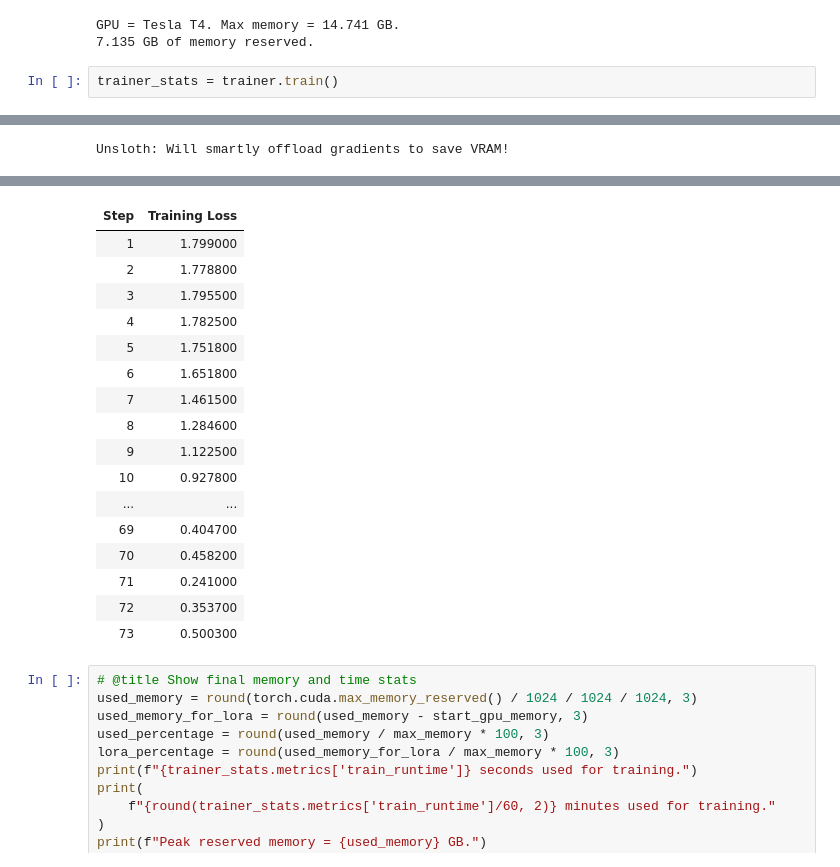
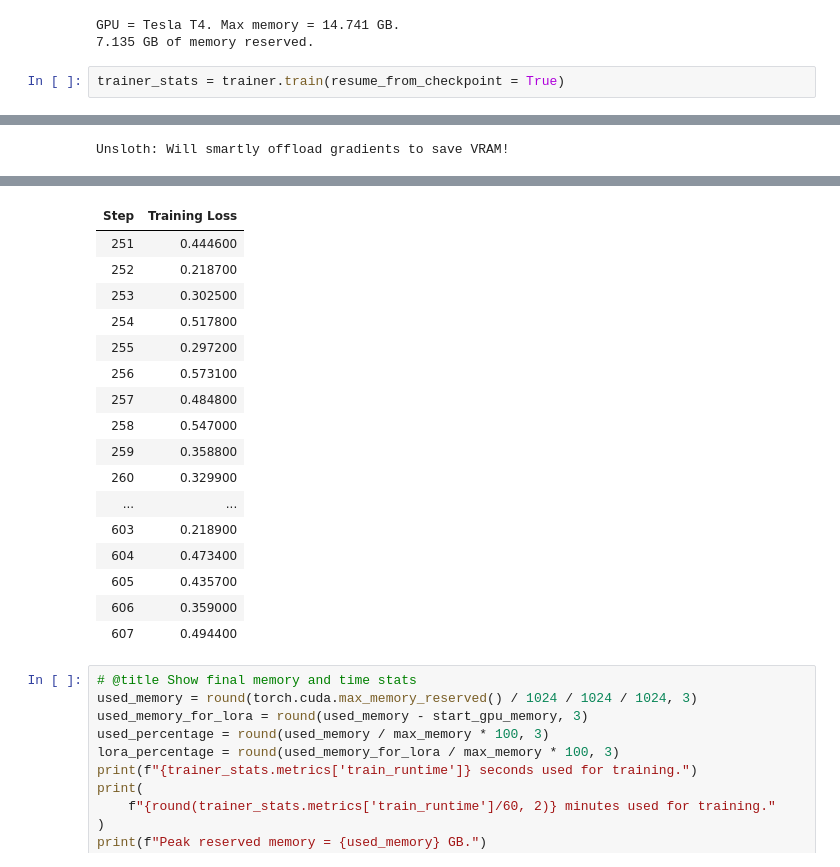
Before and after one commit to hasonsk/Finetune-LLM-for-deteting-cookie, a Jupyter notebook: Llama3_1_(8B)_SFT.ipynb, the cells around one changed output, grey strips where cells are left out. Cells and saved outputs as stored; diff of their text form.

```diff
--- a/Llama3_1_(8B)_SFT.ipynb
+++ b/Llama3_1_(8B)_SFT.ipynb
@@ -399,7 +404,7 @@ print(f"{start_gpu_memory} GB of memory reserved.")
 GPU = Tesla T4. Max memory = 14.741 GB.
 7.135 GB of memory reserved.
 # %%
-trainer_stats = trainer.train()
+trainer_stats = trainer.train(resume_from_checkpoint = True)
 # %% [output]
 ==((====))==  Unsloth - 2x faster free finetuning | Num GPUs used = 1
    \\   /|    Num examples = 7,740 | Num Epochs = 1 | Total steps = 967
@@ -411,20 +417,20 @@ Unsloth: Will smartly offload gradients to save VRAM!
 | Step | Training Loss |
-| 1 | 1.799000 |
-| 2 | 1.778800 |
-| 3 | 1.795500 |
-| 4 | 1.782500 |
-| 5 | 1.751800 |
-| 6 | 1.651800 |
-| 7 | 1.461500 |
-| 8 | 1.284600 |
-| 9 | 1.122500 |
-| 10 | 0.927800 |
+| 251 | 0.444600 |
+| 252 | 0.218700 |
+| 253 | 0.302500 |
+| 254 | 0.517800 |
+| 255 | 0.297200 |
+| 256 | 0.573100 |
+| 257 | 0.484800 |
+| 258 | 0.547000 |
+| 259 | 0.358800 |
+| 260 | 0.329900 |
 | ... | ... |
-| 69 | 0.404700 |
-| 70 | 0.458200 |
-| 71 | 0.241000 |
-| 72 | 0.353700 |
-| 73 | 0.500300 |
+| 603 | 0.218900 |
+| 604 | 0.473400 |
+| 605 | 0.435700 |
+| 606 | 0.359000 |
+| 607 | 0.494400 |
 # %%
 # @title Show final memory and time stats
 used_memory = round(torch.cuda.max_memory_reserved() / 1024 / 1024 / 1024, 3)
```
Also changed, not shown: parts of 4 cells of this notebook.
